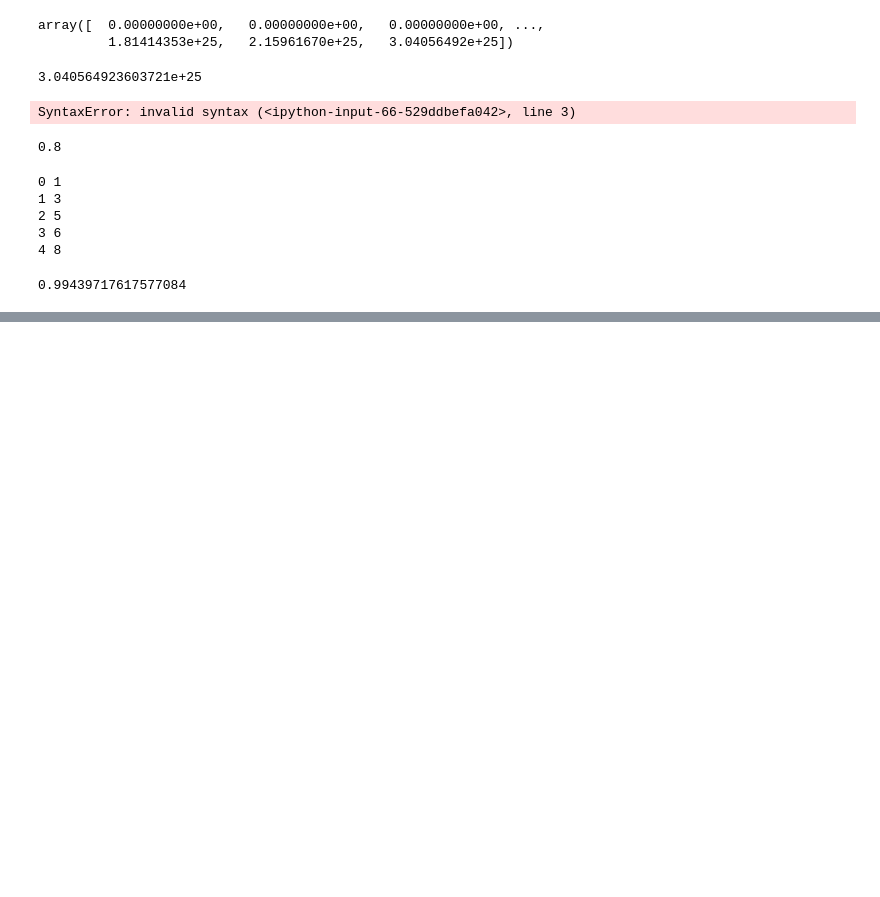
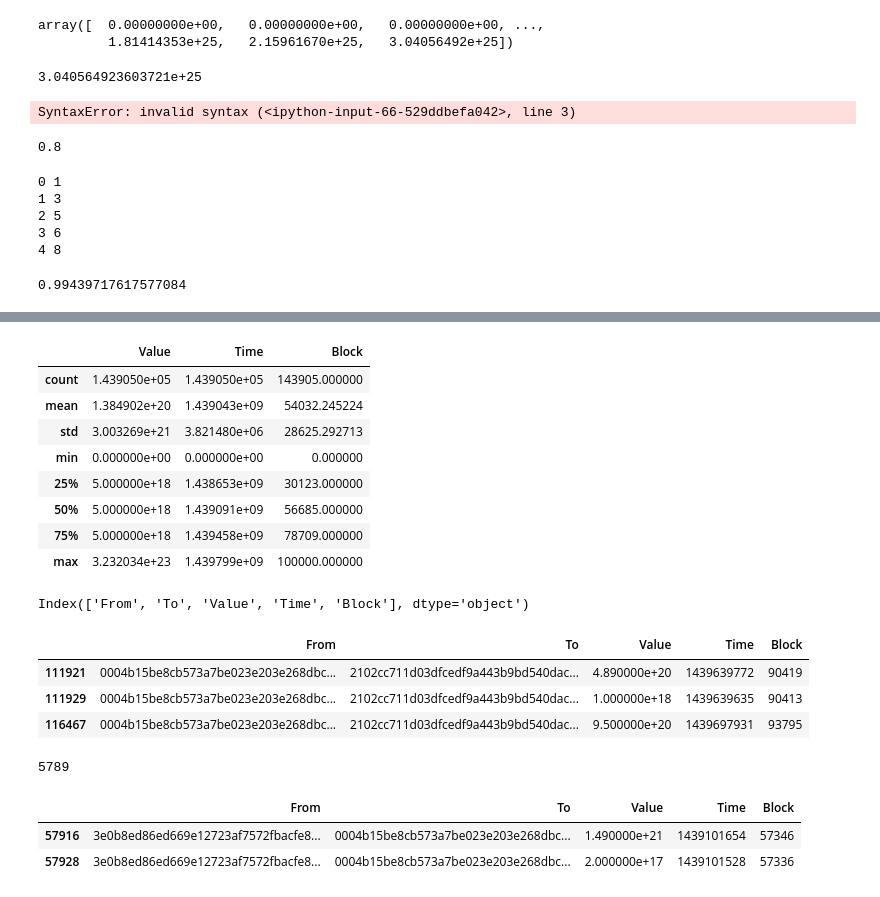
Before and after one commit to Sandipan99/Ethereum, a Jupyter notebook: BalanceofAccounts.ipynb, the cells around one changed output, grey strips where cells are left out. Cells and saved outputs as stored; diff of their text form; code cells hidden in the pictures; blank space fills up the shorter version.

```diff
--- a/BalanceofAccounts.ipynb
+++ b/BalanceofAccounts.ipynb
@@ -311,0 +334,16 @@ giniCoefficient(df_balance)
+# %%
+df.describe()
+# %% [output]
+|  | Value | Time | Block |
+| count | 1.439050e+05 | 1.439050e+05 | 143905.000000 |
+| mean | 1.384902e+20 | 1.439043e+09 | 54032.245224 |
+| std | 3.003269e+21 | 3.821480e+06 | 28625.292713 |
+| min | 0.000000e+00 | 0.000000e+00 | 0.000000 |
+| 25% | 5.000000e+18 | 1.438653e+09 | 30123.000000 |
+| 50% | 5.000000e+18 | 1.439091e+09 | 56685.000000 |
+| 75% | 5.000000e+18 | 1.439458e+09 | 78709.000000 |
+| max | 3.232034e+23 | 1.439799e+09 | 100000.000000 |
+# %%
+df.columns
+# %% [output]
+Index(['From', 'To', 'Value', 'Time', 'Block'], dtype='object')
@@ -311,0 +353,7 @@ giniCoefficient(df_balance)
+# %%
+df[df['From']=='0004b15be8cb573a7be023e203e268dbcffd302b']
+# %% [output]
+|  | From | To | Value | Time | Block |
+| 111921 | 0004b15be8cb573a7be023e203e268dbc... | 2102cc711d03dfcedf9a443b9bd540dac... | 4.890000e+20 | 1439639772 | 90419 |
+| 111929 | 0004b15be8cb573a7be023e203e268dbc... | 2102cc711d03dfcedf9a443b9bd540dac... | 1.000000e+18 | 1439639635 | 90413 |
+| 116467 | 0004b15be8cb573a7be023e203e268dbc... | 2102cc711d03dfcedf9a443b9bd540dac... | 9.500000e+20 | 1439697931 | 93795 |
@@ -311,0 +362,10 @@ giniCoefficient(df_balance)
+# %%
+x.count()
+# %% [output]
+5789
+# %%
+df[df['To']=='0004b15be8cb573a7be023e203e268dbcffd302b']
+# %% [output]
+|  | From | To | Value | Time | Block |
+| 57916 | 3e0b8ed86ed669e12723af7572fbacfe8... | 0004b15be8cb573a7be023e203e268dbc... | 1.490000e+21 | 1439101654 | 57346 |
+| 57928 | 3e0b8ed86ed669e12723af7572fbacfe8... | 0004b15be8cb573a7be023e203e268dbc... | 2.000000e+17 | 1439101528 | 57336 |
```
Also changed, not shown: parts of 13 cells of this notebook, 1 other file.
